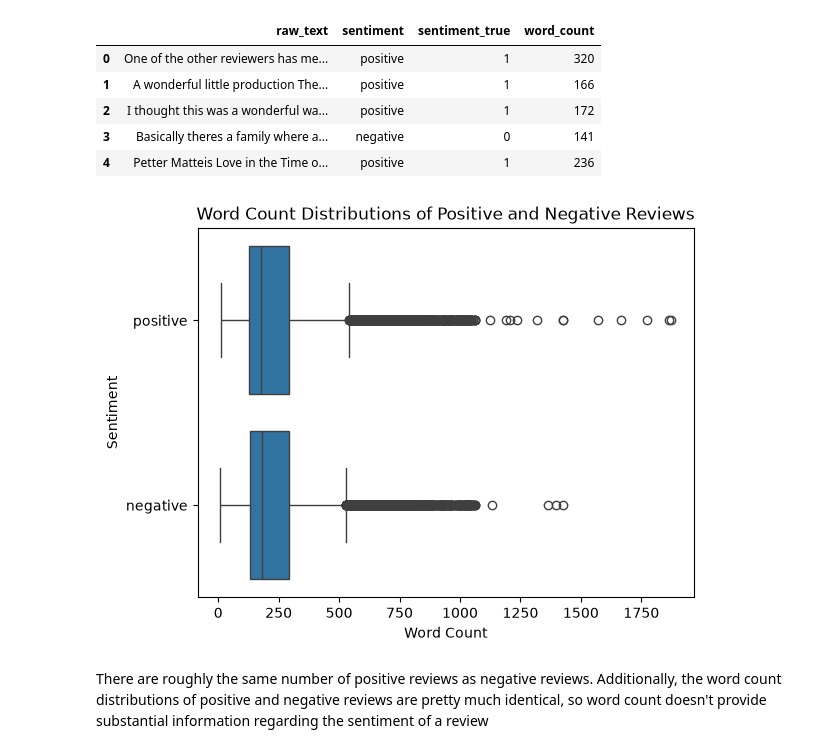
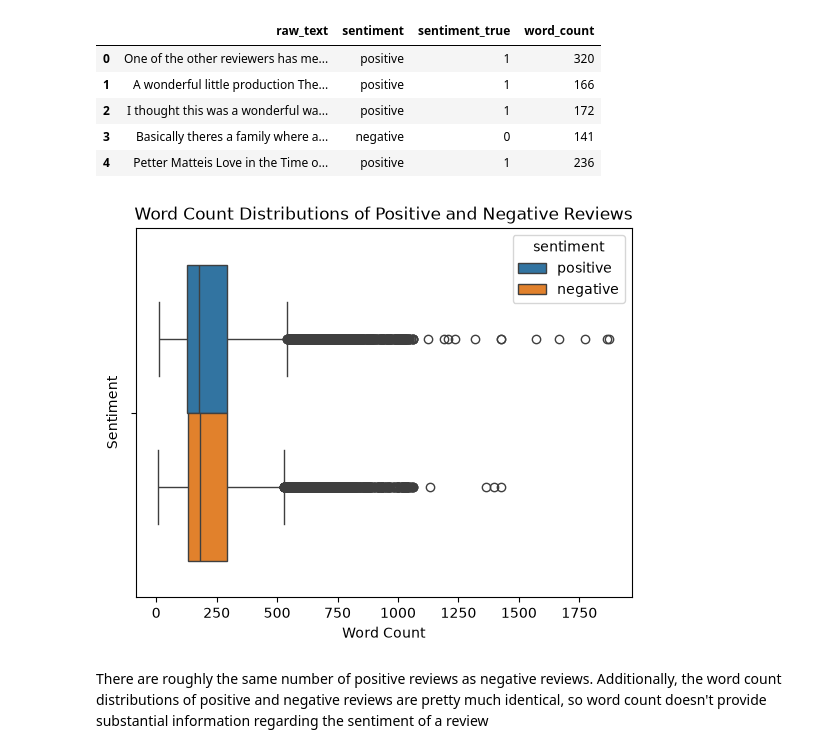
Before and after one commit to efei01/NSDC_F23_movie_reviews_project, a Jupyter notebook: Movie_Review_Sentiment_Analysis_V2.ipynb, the cells around one changed output. Saved outputs shown, nothing was run; the diff lists cells and outputs as text; code cells hidden in the pictures.

```diff
--- a/Movie_Review_Sentiment_Analysis_V2.ipynb
+++ b/Movie_Review_Sentiment_Analysis_V2.ipynb
@@ -95,15 +97,15 @@ Number of negative reviews: 12451
 # %%
 sns.boxplot(
     data=df_review,
     x='word_count',
-    y='sentiment'
+    hue='sentiment'
 )
 plt.xlabel("Word Count")
 plt.ylabel("Sentiment")
 plt.title("Word Count Distributions of Positive and Negative Reviews")
 plt.show()
 # %% [output]
-[figure, old version]
+[figure, new version]
 # %% [markdown]
 There are roughly the same number of positive reviews as negative reviews. Additionally, the word count distributions of positive and negative reviews are pretty much identical, so word count doesn't provide substantial information regarding the sentiment of a review
 # %%
```
Also changed, not shown: parts of 19 cells of this notebook.
